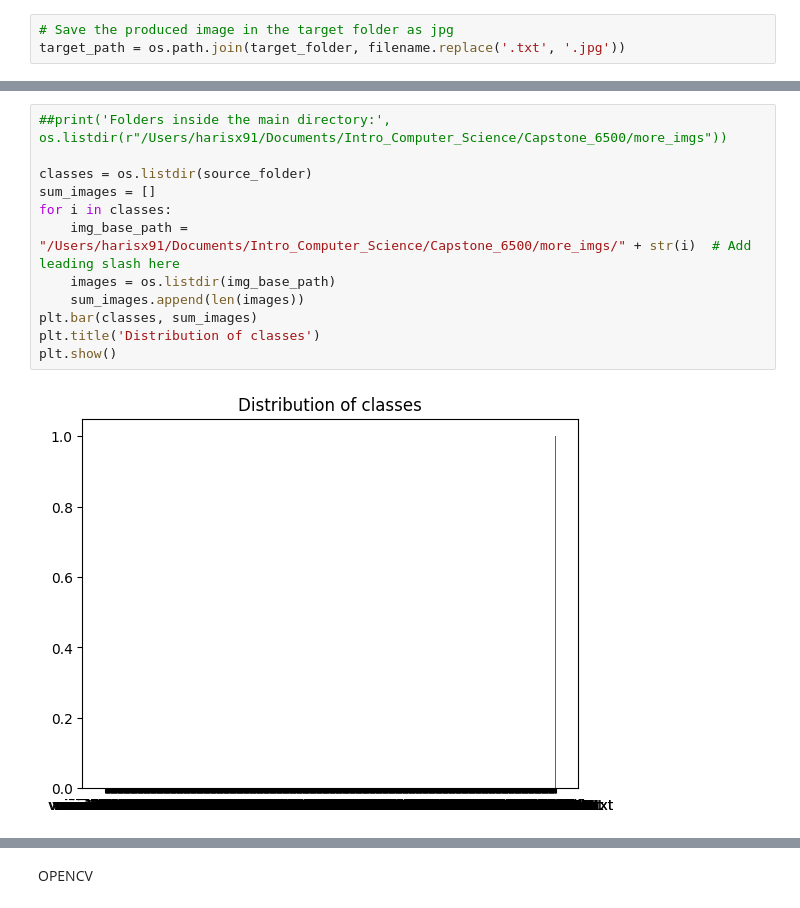
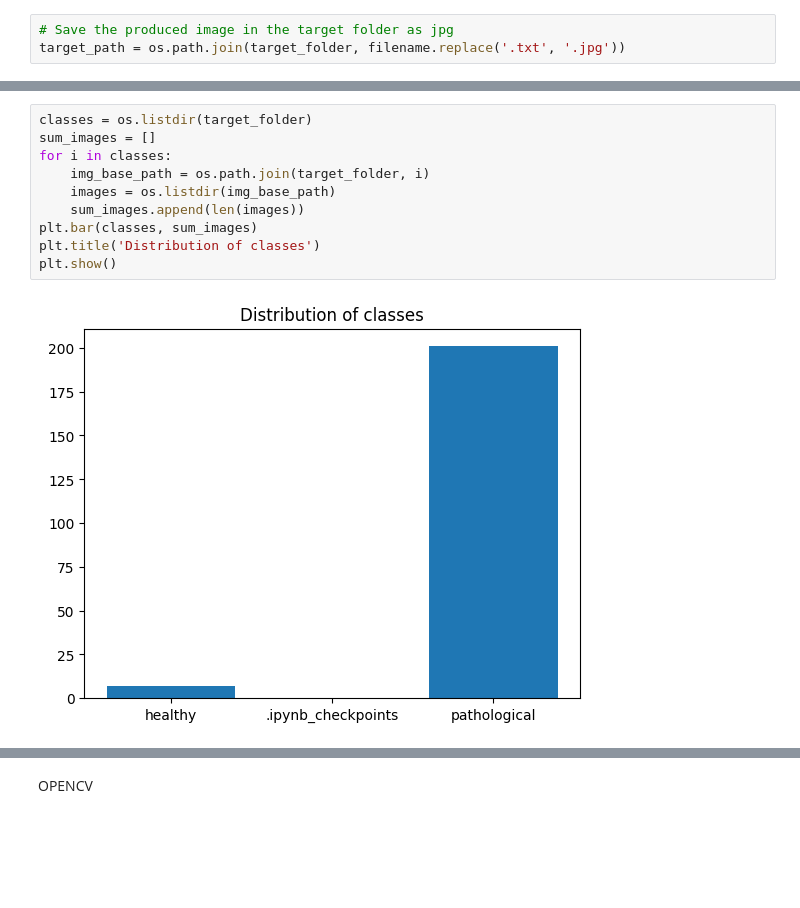
Before and after one commit to harisx91/Capstone_6500, a Jupyter notebook: SLP_Voiced_Project.ipynb, the cells around one changed output, grey strips where cells are left out. Saved outputs shown, nothing was run; the diff lists cells and outputs as text; blank space fills up the shorter version.

```diff
--- a/SLP_Voiced_Project.ipynb
+++ b/SLP_Voiced_Project.ipynb
@@ -566,17 +565,15 @@ pil_img.save(target_path)
 # %%
-##print('Folders inside the main directory:', os.listdir(r"/Users/harisx91/Documents/Intro_Computer_Science/Capstone_6500/more_imgs"))
-
-classes = os.listdir(source_folder)
+classes = os.listdir(target_folder)
 sum_images = []
 for i in classes:
-    img_base_path = "/Users/harisx91/Documents/Intro_Computer_Science/Capstone_6500/more_imgs/" + str(i)  # Add leading slash here
+    img_base_path = os.path.join(target_folder, i)
     images = os.listdir(img_base_path)
     sum_images.append(len(images))
 plt.bar(classes, sum_images)
 plt.title('Distribution of classes')
 plt.show()
 # %% [output]
-[figure, old version]
+[figure, new version]
 # %%
 images = []
 paths = []
```
Also changed, not shown: parts of 14 cells of this notebook, 7 other files.
